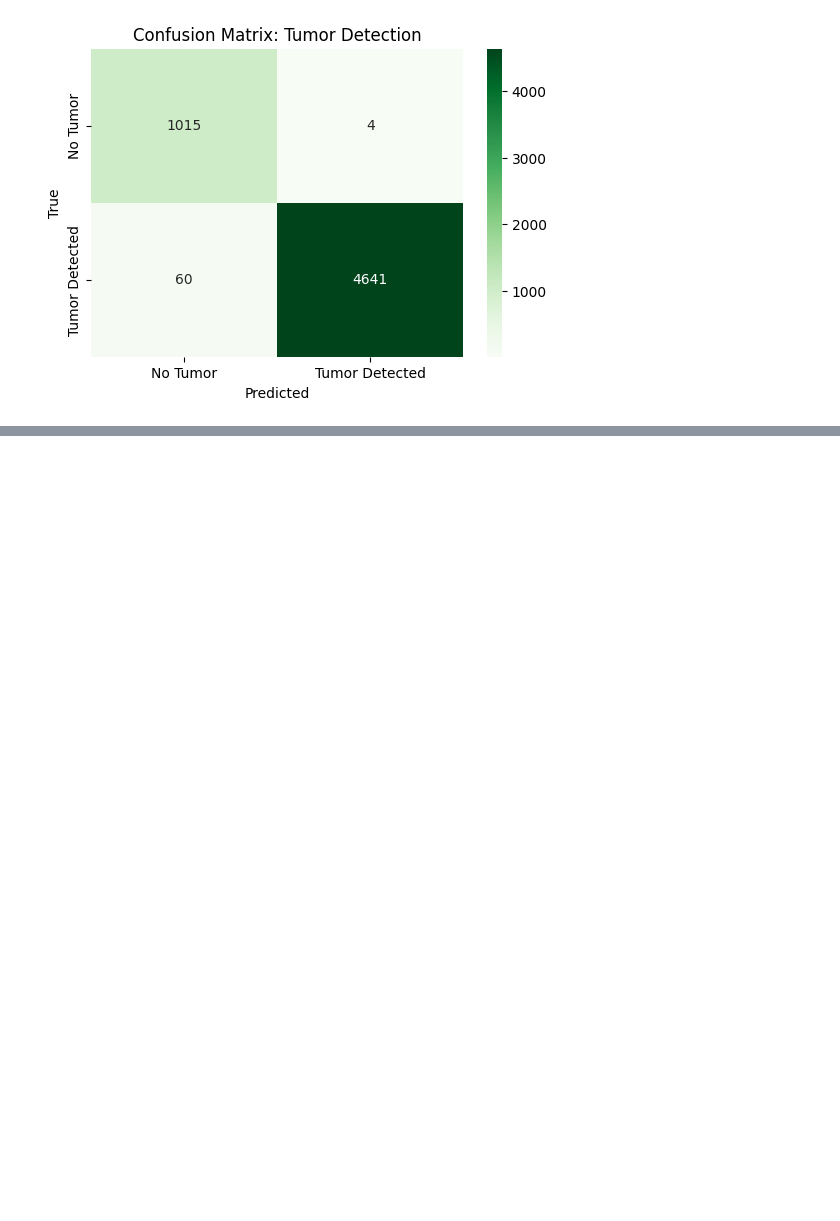
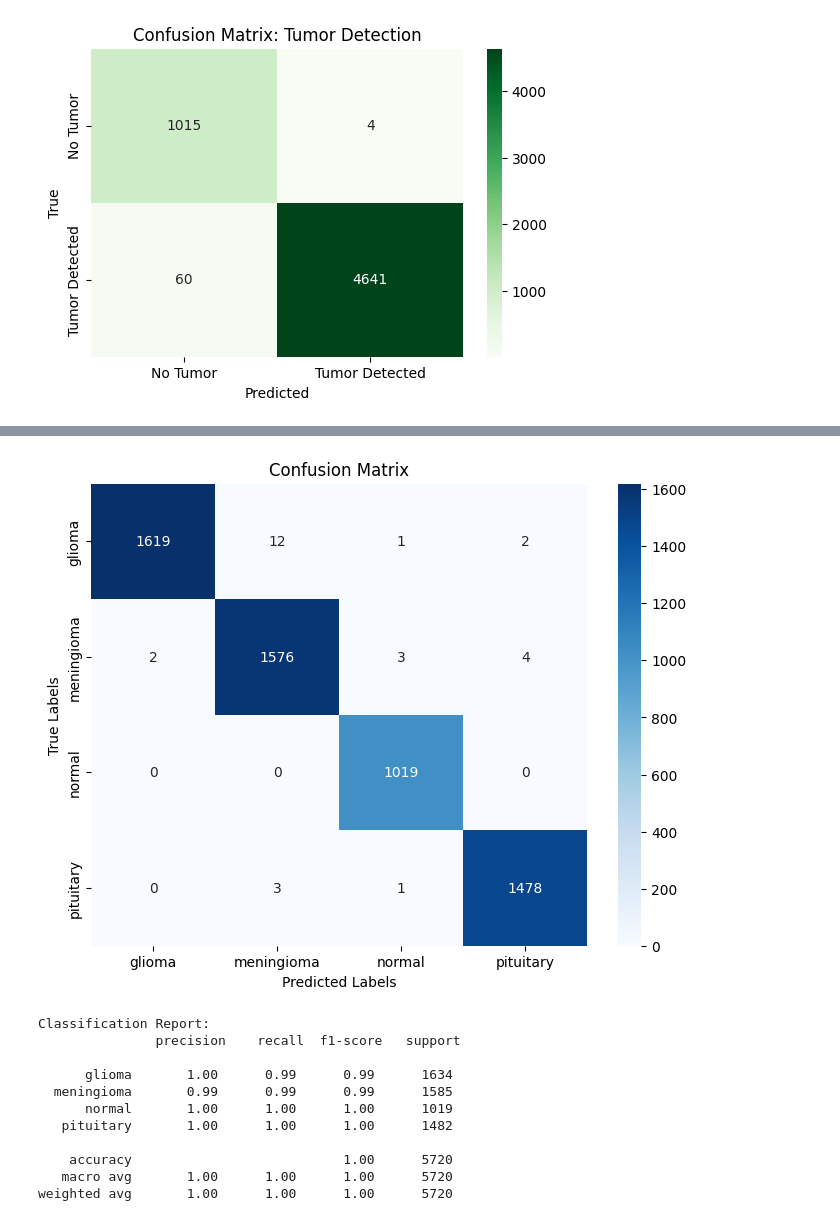
Before and after one commit to Abhinand2082/MCA-Lab-Experiments, a Jupyter notebook: Main Project/brain-tumor-classification.ipynb, the cells around one changed output, grey strips where cells are left out. Cells and saved outputs as stored; diff of their text form; code cells hidden in the pictures; blank space fills up the shorter version.

```diff
--- a/Main Project/brain-tumor-classification.ipynb
+++ b/Main Project/brain-tumor-classification.ipynb
@@ -1368,0 +1554,51 @@ Accuracy: 98.88%
+# %%
+from sklearn.metrics import confusion_matrix, classification_report
+import numpy as np
+import seaborn as sns
+import matplotlib.pyplot as plt
+
+# Function to evaluate the model and collect predictions
+def evaluate_model(model, dataloader):
+    model.eval()
+    true_labels = []
+    pred_labels = []
+
+    with torch.no_grad():
+        for inputs, labels in dataloader:
+            inputs, labels = inputs.to(device), labels.to(device)
+            outputs = model(inputs)
+            _, preds = torch.max(outputs, 1)
+
+            true_labels.extend(labels.cpu().numpy())
+            pred_labels.extend(preds.cpu().numpy())
+
+    return np.array(true_labels), np.array(pred_labels)
+# %%
+# Get true and predicted labels
+true_labels, pred_labels = evaluate_model(trained_model, val_loader)
+
+# Compute confusion matrix
+cm = confusion_matrix(true_labels, pred_labels)
+
+# Plot confusion matrix
+plt.figure(figsize=(8,6))
+sns.heatmap(cm, annot=True, fmt='d', cmap='Blues', xticklabels=class_names, yticklabels=class_names)
+plt.xlabel('Predicted Labels')
+plt.ylabel('True Labels')
+plt.title('Confusion Matrix')
+plt.show()
+# Print classification report
+print("Classification Report:\n", classification_report(true_labels, pred_labels, target_names=class_names))
+# %% [output]
+[figure, added]
+Classification Report:
+               precision    recall  f1-score   support
+
+      glioma       1.00      0.99      0.99      1634
+  meningioma       0.99      0.99      0.99      1585
+      normal       1.00      1.00      1.00      1019
+   pituitary       1.00      1.00      1.00      1482
+
+    accuracy                           1.00      5720
+   macro avg       1.00      1.00      1.00      5720
+weighted avg       1.00      1.00      1.00      5720
```
Also changed, not shown: parts of 9 cells of this notebook.
